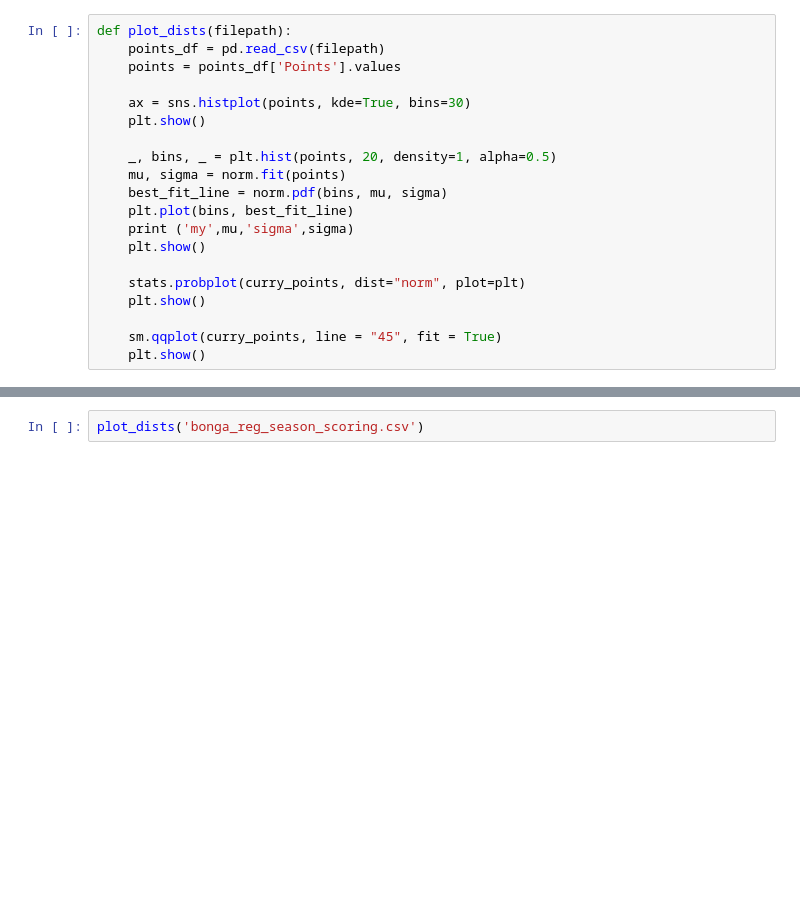
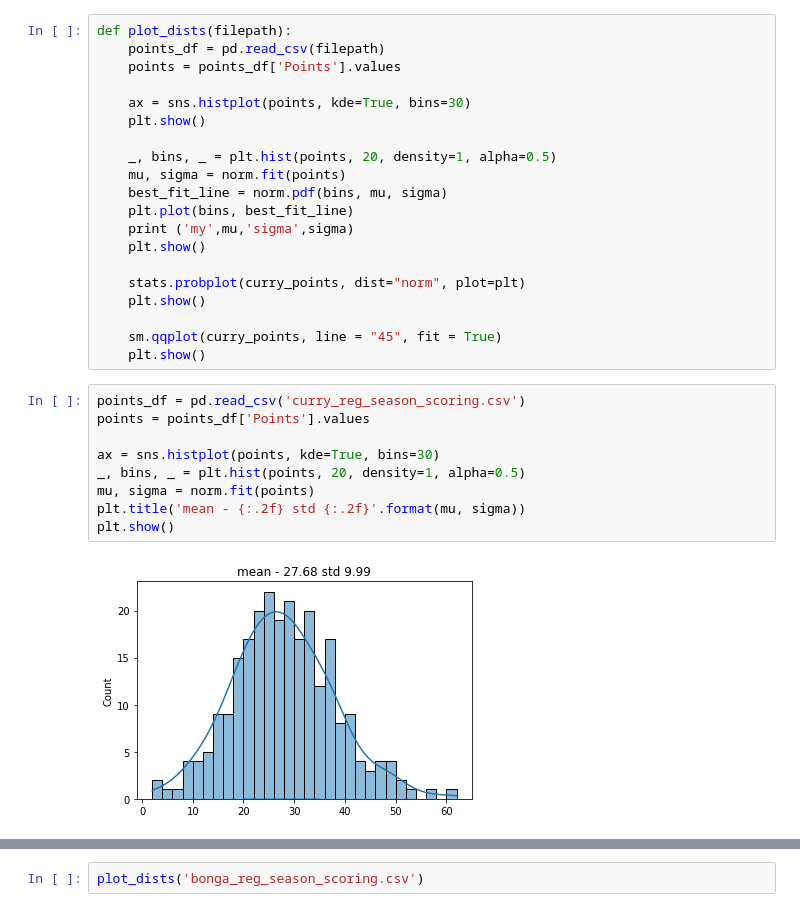
Before and after one commit to gabrielfior/nba-franchise-manager, a Jupyter notebook: notebooks/analysis_point_scored_per_game.ipynb, the cells around one changed output, grey strips where cells are left out. Cells and saved outputs as stored; diff of their text form; blank space fills up the shorter version.

Commit message:
Fixed bugs | added images

```diff
--- a/notebooks/analysis_point_scored_per_game.ipynb
+++ b/notebooks/analysis_point_scored_per_game.ipynb
@@ -66,3 +51,14 @@ def plot_dists(filepath):
 
     sm.qqplot(curry_points, line = "45", fit = True)
     plt.show()
+# %%
+points_df = pd.read_csv('curry_reg_season_scoring.csv')
+points = points_df['Points'].values
+
+ax = sns.histplot(points, kde=True, bins=30)
+_, bins, _ = plt.hist(points, 20, density=1, alpha=0.5)
+mu, sigma = norm.fit(points)
+plt.title('mean - {:.2f} std {:.2f}'.format(mu, sigma))
+plt.show()
+# %% [output]
+[figure, added]
```
Also changed, not shown: parts of 20 cells of this notebook, 11 other files.
